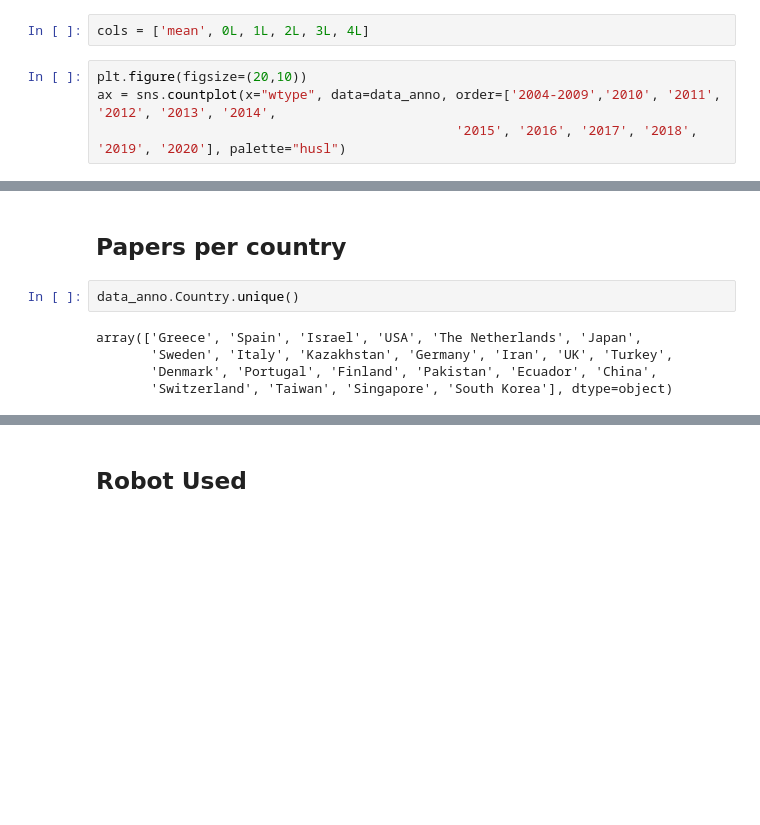
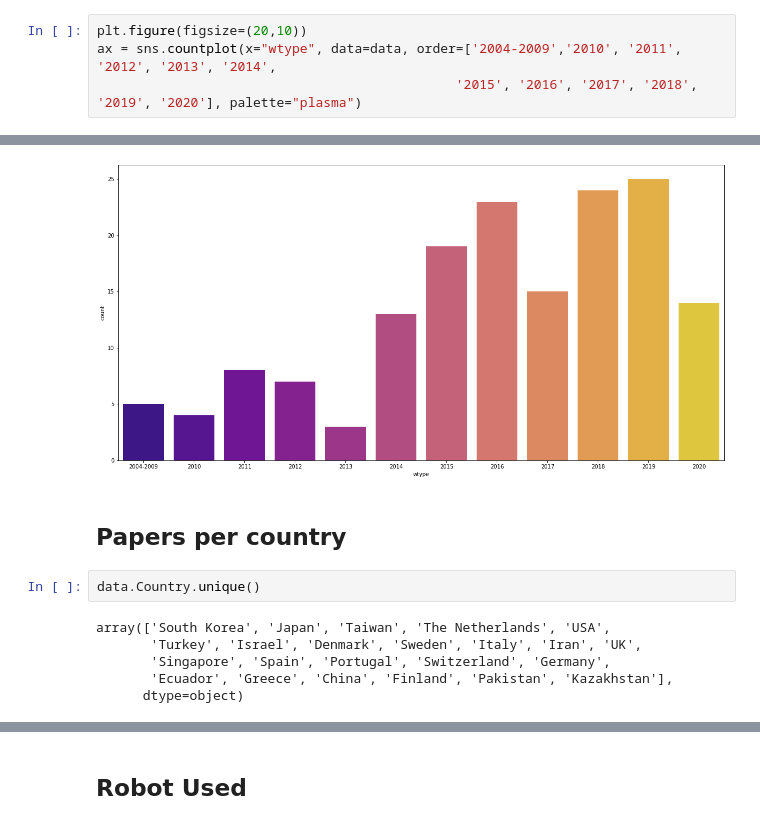
Before and after one commit to WafaJohal/SocialRobotUpdate, a Jupyter notebook: Main.ipynb, the cells around one changed output, grey strips where cells are left out. Drawn from its saved outputs; the diff is of its cells as text; blank space fills up the shorter version.

```diff
--- a/Main.ipynb
+++ b/Main.ipynb
@@ -38,7 +17,5 @@ data_anno
-# %%
-cols = ['mean', 0L, 1L, 2L, 3L, 4L]
 # %%
 plt.figure(figsize=(20,10))
-ax = sns.countplot(x="wtype", data=data_anno, order=['2004-2009','2010', '2011', '2012', '2013', '2014',
-                                              '2015', '2016', '2017', '2018', '2019', '2020'], palette="husl")
+ax = sns.countplot(x="wtype", data=data, order=['2004-2009','2010', '2011', '2012', '2013', '2014',
+                                              '2015', '2016', '2017', '2018', '2019', '2020'], palette="plasma")
 # %% [output]
@@ -47,9 +22,11 @@ ax = sns.countplot(x="wtype", data=data_anno, order=['2004-2009','2010', '2011',
+[figure, added]
 # %% [markdown]
 ## Papers per country
 # %%
-data_anno.Country.unique()
+data.Country.unique()
 # %% [output]
-array(['Greece', 'Spain', 'Israel', 'USA', 'The Netherlands', 'Japan',
-       'Sweden', 'Italy', 'Kazakhstan', 'Germany', 'Iran', 'UK', 'Turkey',
-       'Denmark', 'Portugal', 'Finland', 'Pakistan', 'Ecuador', 'China',
-       'Switzerland', 'Taiwan', 'Singapore', 'South Korea'], dtype=object)
+array(['South Korea', 'Japan', 'Taiwan', 'The Netherlands', 'USA',
+       'Turkey', 'Israel', 'Denmark', 'Sweden', 'Italy', 'Iran', 'UK',
+       'Singapore', 'Spain', 'Portugal', 'Switzerland', 'Germany',
+       'Ecuador', 'Greece', 'China', 'Finland', 'Pakistan', 'Kazakhstan'],
+      dtype=object)
```
Also changed, not shown: parts of 48 cells of this notebook, 3 other files.
